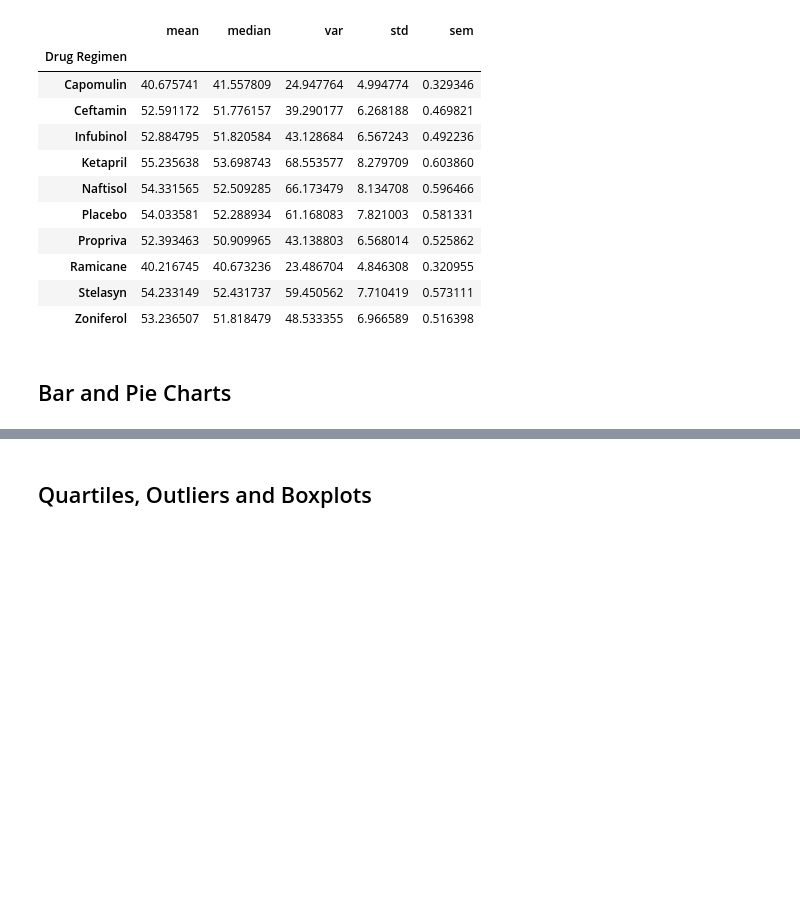
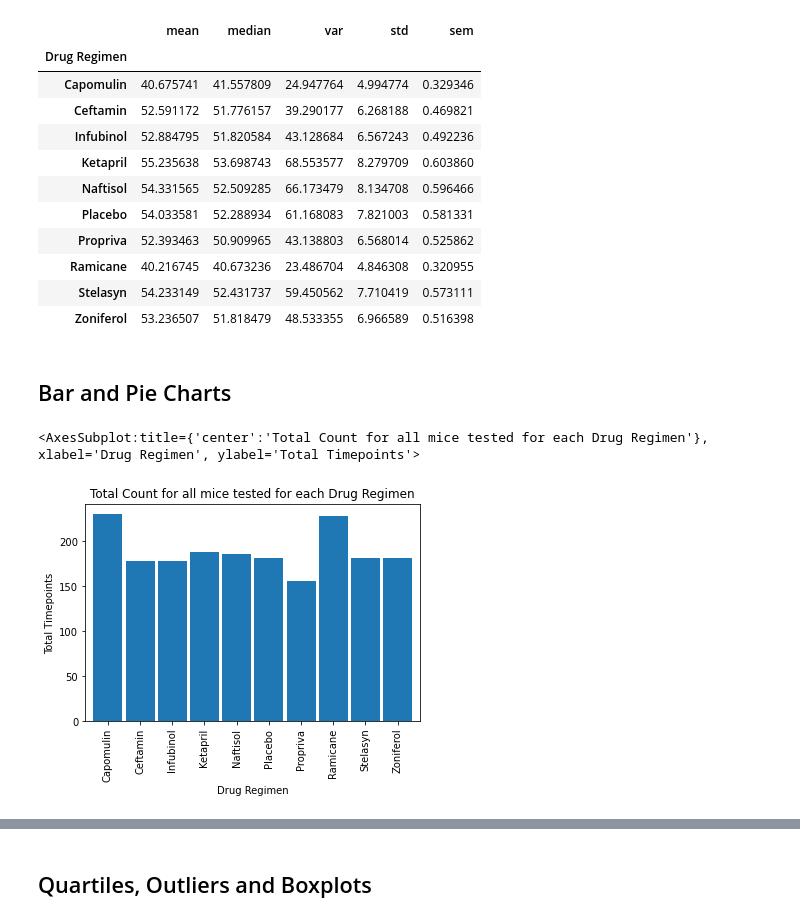
Before and after one commit to aarvinrathod/matplotlib-challenge, a Jupyter notebook: Pymaceuticals/pymaceuticals_starter.ipynb, the cells around one changed output, grey strips where cells are left out. Cells and saved outputs as stored; diff of their text form; code cells hidden in the pictures; blank space fills up the shorter version.

Commit message:
bar graph and pie chart complete

```diff
--- a/Pymaceuticals/pymaceuticals_starter.ipynb
+++ b/Pymaceuticals/pymaceuticals_starter.ipynb
@@ -133,5 +134,11 @@ group_df['Tumor Volume (mm3)'].agg(['mean','median','var','std','sem'])
 ## Bar and Pie Charts
 # %%
 # Generate a bar plot showing the total number of timepoints for all mice tested for each drug regimen using Pandas.
+
+barplot = group_df['Timepoint'].count()
+barplot.plot(kind='bar',width=0.9,xlabel='Drug Regimen',ylabel='Total Timepoints', title= "Total Count for all mice tested for each Drug Regimen")
+# %% [output]
+<AxesSubplot:title={'center':'Total Count for all mice tested for each Drug Regimen'}, xlabel='Drug Regimen', ylabel='Total Timepoints'>
+[figure, added]
 # %%
 # Generate a bar plot showing the total number of timepoints for all mice tested for each drug regimen using pyplot.
```
Also changed, not shown: parts of 4 cells of this notebook.
